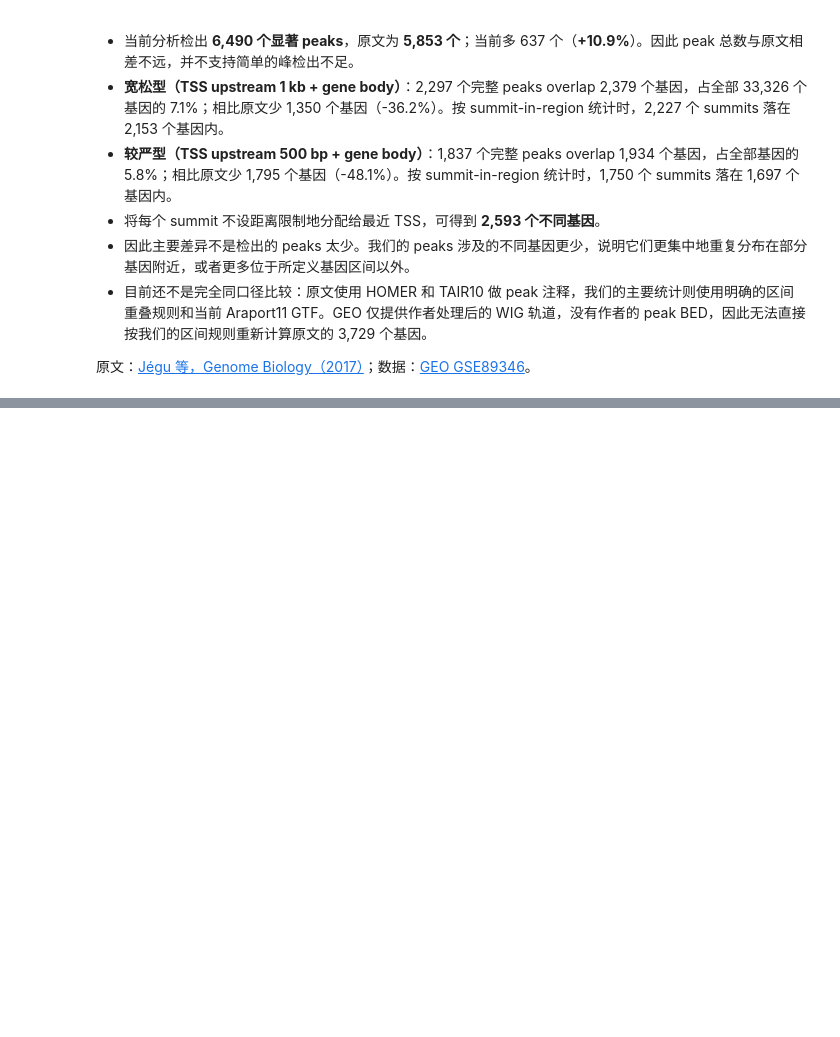
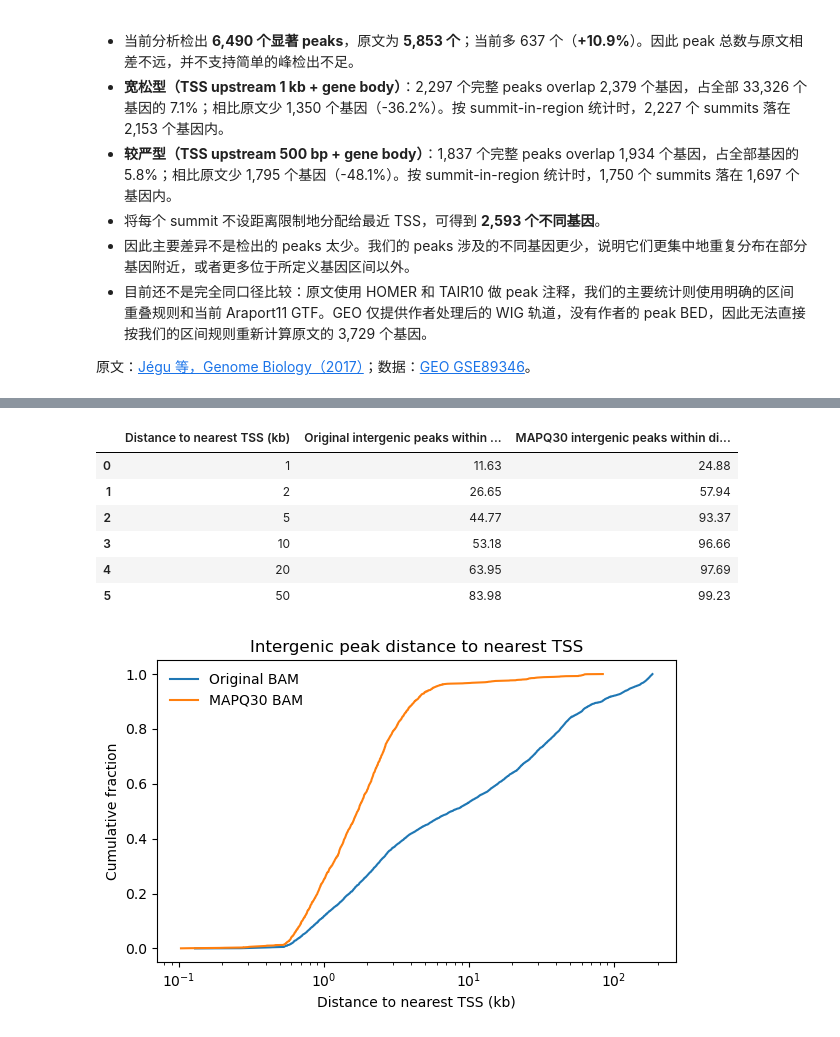
Before and after one commit to pengyfCR7/BAF60_ChIPseq_downstream_analyse_notebooks, a Jupyter notebook: inspect_BAF60_matrix.ipynb, the cells around one changed output, grey strips where cells are left out. Saved outputs shown, nothing was run; the diff lists cells and outputs as text; code cells hidden in the pictures; blank space fills up the shorter version.

```diff
--- a/inspect_BAF60_matrix.ipynb
+++ b/inspect_BAF60_matrix.ipynb
@@ -300,0 +343,45 @@ print(f'较严型完整 peak 涉及基因数相对原文：{strict_peak_genes -
+# %%
+def nearest_tss_distances(regions):
+    distances = []
+    regions = regions.copy()
+    regions['midpoint'] = ((regions['start'] + regions['end']) // 2).astype(int)
+    for chrom, group in regions.groupby('chrom'):
+        tss_positions = np.sort(tss.loc[tss['chrom'] == chrom, 'tss'].to_numpy())
+        positions = group['midpoint'].to_numpy()
+        right = np.clip(np.searchsorted(tss_positions, positions), 0, len(tss_positions) - 1)
+        left = np.clip(right - 1, 0, len(tss_positions) - 1)
+        distances.extend(np.minimum(abs(tss_positions[right] - positions),
+                                    abs(tss_positions[left] - positions)))
+    return np.asarray(distances)
+
+original_intergenic_distance = nearest_tss_distances(peaks[peaks['category'] == 'Intergenic'])
+filtered_intergenic_distance = nearest_tss_distances(filtered_peaks[filtered_peaks['category'] == 'Intergenic'])
+thresholds_kb = np.array([1, 2, 5, 10, 20, 50])
+distance_comparison = pd.DataFrame({
+    'Distance to nearest TSS (kb)': thresholds_kb,
+    'Original intergenic peaks within distance (%)':
+        [(original_intergenic_distance <= x * 1000).mean() * 100 for x in thresholds_kb],
+    'MAPQ30 intergenic peaks within distance (%)':
+        [(filtered_intergenic_distance <= x * 1000).mean() * 100 for x in thresholds_kb]
+})
+display(distance_comparison.round(2))
+
+fig, ax = plt.subplots(figsize=(6, 4))
+for values, label in [(original_intergenic_distance, 'Original BAM'),
+                      (filtered_intergenic_distance, 'MAPQ30 BAM')]:
+    values = np.sort(values / 1000)
+    ax.plot(values, np.arange(1, len(values) + 1) / len(values), label=label)
+ax.set_xscale('log')
+ax.set(xlabel='Distance to nearest TSS (kb)', ylabel='Cumulative fraction',
+       title='Intergenic peak distance to nearest TSS')
+ax.legend(frameon=False)
+plt.tight_layout()
+# %% [output]
+|  | Distance to nearest TSS (kb) | Original intergenic peaks within ... | MAPQ30 intergenic peaks within di... |
+| 0 | 1 | 11.63 | 24.88 |
+| 1 | 2 | 26.65 | 57.94 |
+| 2 | 5 | 44.77 | 93.37 |
+| 3 | 10 | 53.18 | 96.66 |
+| 4 | 20 | 63.95 | 97.69 |
+| 5 | 50 | 83.98 | 99.23 |
+[figure, added]
```
Also changed, not shown: parts of 4 cells of this notebook.
